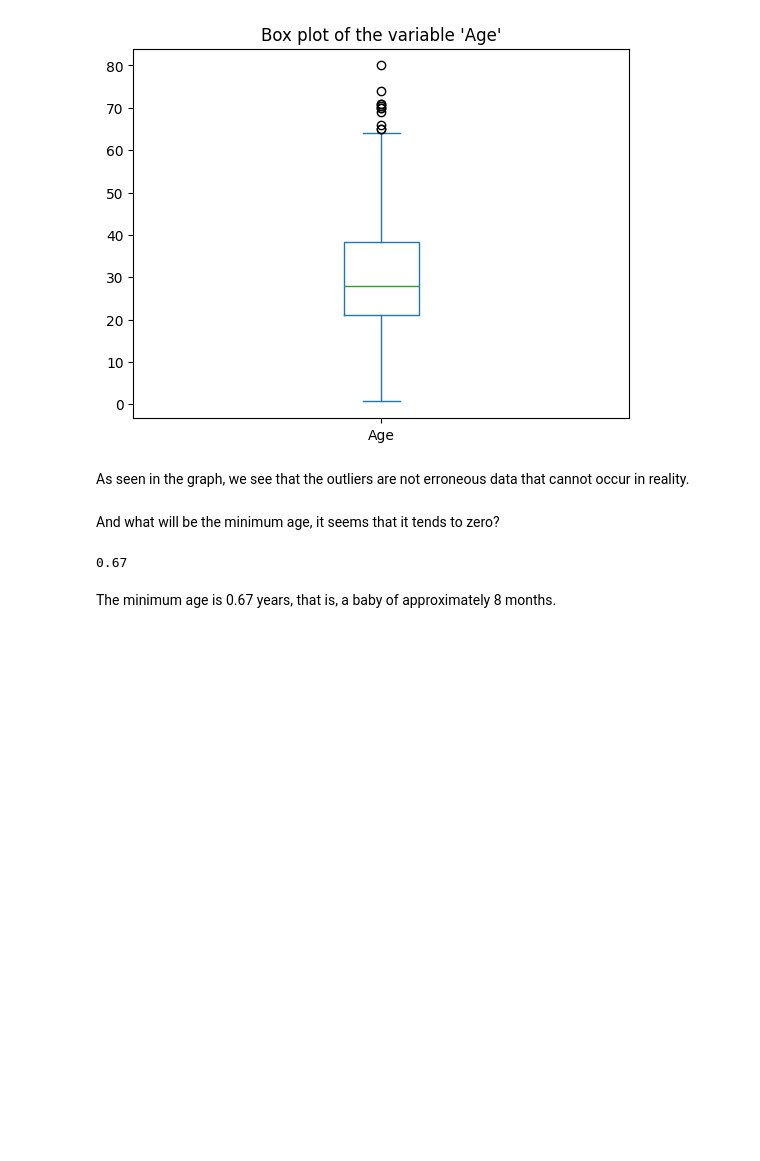
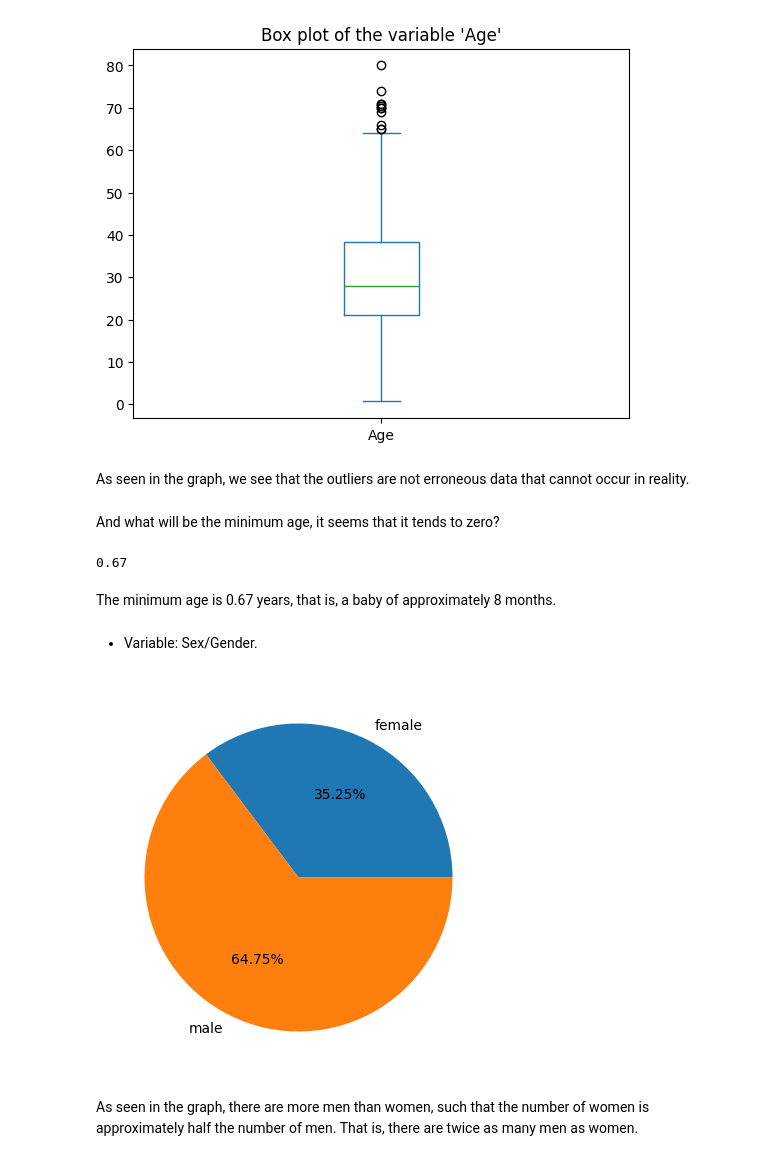
Before and after one commit to 987sebasBeller/Titanic-Survival-Prediction, a Jupyter notebook: EDA_&_prediction/data_analysis_and_prediction_fin.ipynb, the cells around one changed output. Drawn from its saved outputs; the diff is of its cells as text; code cells hidden in the pictures; blank space fills up the shorter version.

```diff
--- a/EDA_&_prediction/data_analysis_and_prediction_fin.ipynb
+++ b/EDA_&_prediction/data_analysis_and_prediction_fin.ipynb
@@ -91,3 +91,11 @@ df_passengers["Age"].min()
 0.67
 # %% [markdown]
 The minimum age is 0.67 years, that is, a baby of approximately 8 months.
+# %% [markdown]
+- Variable: Sex/Gender.
+# %%
+show_pie_graph_of_a_variable(df_passengers,"Sex")
+# %% [output]
+[figure, added]
+# %% [markdown]
+As seen in the graph, there are more men than women, such that the number of women is approximately half the number of men. That is, there are twice as many men as women.
```
